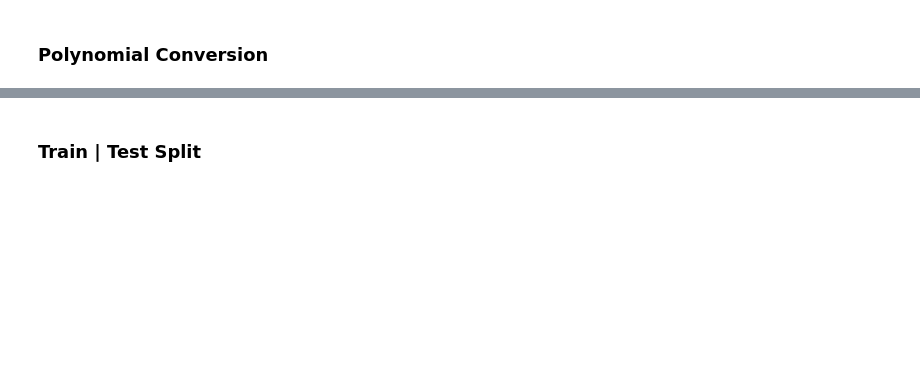
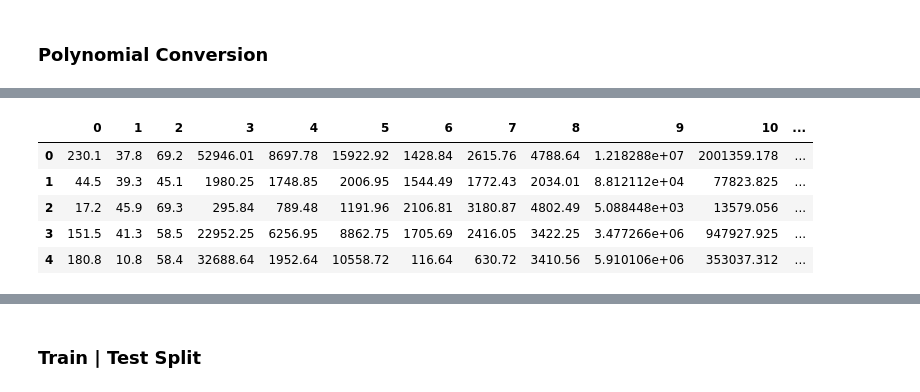
Before and after one commit to NandiniDevLabs/machine-learning-b9, a Jupyter notebook: 01-regression/03-Regularization-Ridge-Lasso-ElasticNet.ipynb, the cells around one changed output, grey strips where cells are left out. Cells and saved outputs as stored; diff of their text form; code cells hidden in the pictures; blank space fills up the shorter version.

```diff
--- a/01-regression/03-Regularization-Ridge-Lasso-ElasticNet.ipynb
+++ b/01-regression/03-Regularization-Ridge-Lasso-ElasticNet.ipynb
@@ -36,2 +52,12 @@ poly_features
+# %%
+# poly_features
+pd.DataFrame(poly_features).head()
+# %% [output]
+|  | 0 | 1 | 2 | 3 | 4 | 5 | 6 | 7 | 8 | 9 | 10 | ... |
+| 0 | 230.1 | 37.8 | 69.2 | 52946.01 | 8697.78 | 15922.92 | 1428.84 | 2615.76 | 4788.64 | 1.218288e+07 | 2001359.178 | ... |
+| 1 | 44.5 | 39.3 | 45.1 | 1980.25 | 1748.85 | 2006.95 | 1544.49 | 1772.43 | 2034.01 | 8.812112e+04 | 77823.825 | ... |
+| 2 | 17.2 | 45.9 | 69.3 | 295.84 | 789.48 | 1191.96 | 2106.81 | 3180.87 | 4802.49 | 5.088448e+03 | 13579.056 | ... |
+| 3 | 151.5 | 41.3 | 58.5 | 22952.25 | 6256.95 | 8862.75 | 1705.69 | 2416.05 | 3422.25 | 3.477266e+06 | 947927.925 | ... |
+| 4 | 180.8 | 10.8 | 58.4 | 32688.64 | 1952.64 | 10558.72 | 116.64 | 630.72 | 3410.56 | 5.910106e+06 | 353037.312 | ... |
 # %%
 polynomial_converter.get_feature_names_out()
```
Also changed, not shown: parts of 42 cells of this notebook.
